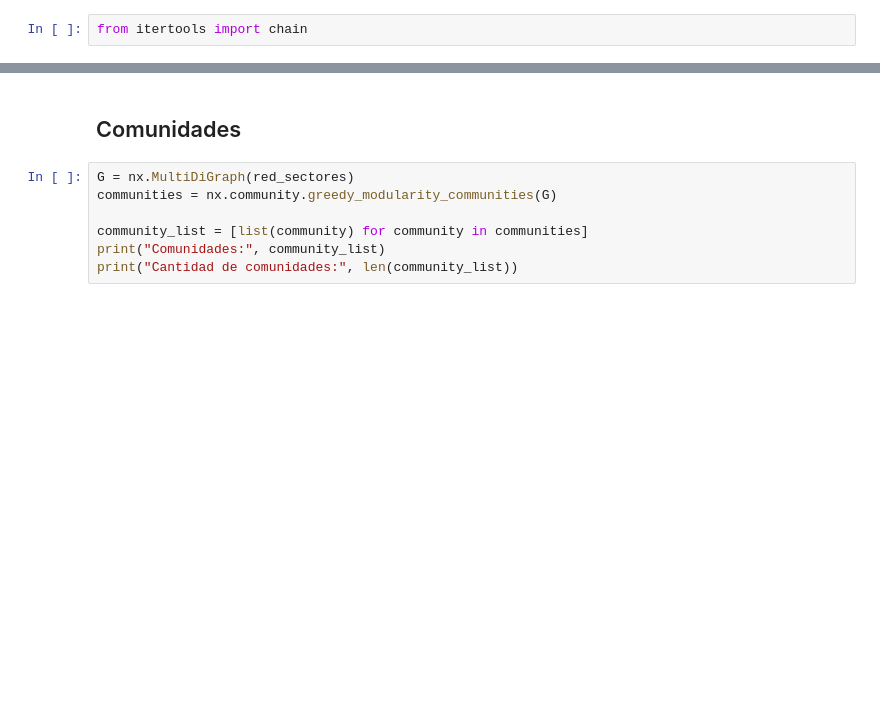
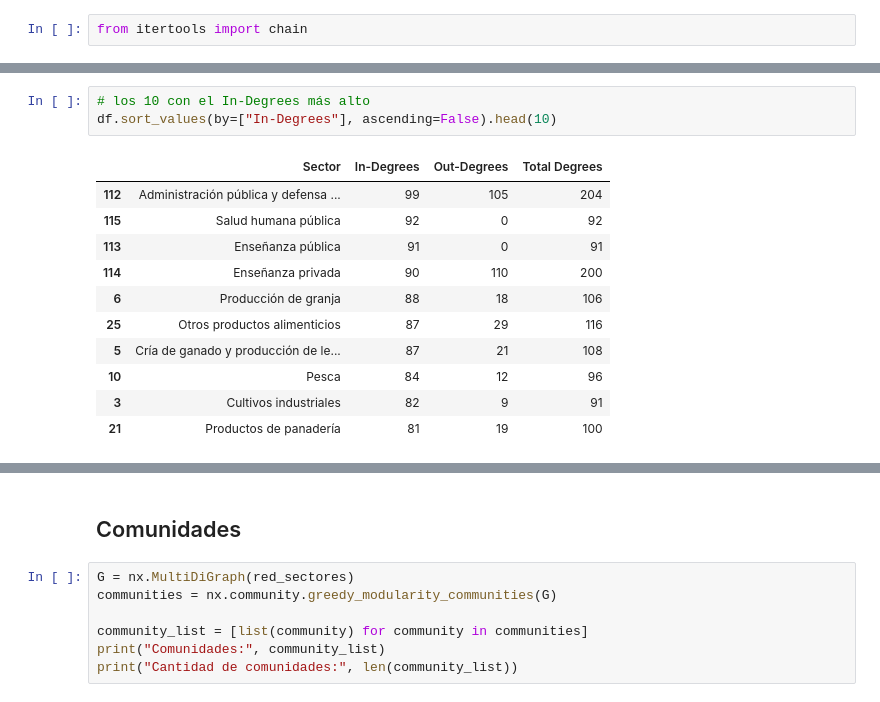
Before and after one commit to akielbowicz/tp-msscae-2024, a Jupyter notebook: notebooks/analisis_grafo.ipynb, the cells around one changed output, grey strips where cells are left out. Drawn from its saved outputs; the diff is of its cells as text; blank space fills up the shorter version.

```diff
--- a/notebooks/analisis_grafo.ipynb
+++ b/notebooks/analisis_grafo.ipynb
@@ -186,0 +184,15 @@ df.sort_values(by=["Out-Degrees"], ascending=False).tail(60)
+# %%
+# los 10 con el In-Degrees más alto
+df.sort_values(by=["In-Degrees"], ascending=False).head(10)
+# %% [output]
+|  | Sector | In-Degrees | Out-Degrees | Total Degrees |
+| 112 | Administración pública y defensa ... | 99 | 105 | 204 |
+| 115 | Salud humana pública | 92 | 0 | 92 |
+| 113 | Enseñanza pública | 91 | 0 | 91 |
+| 114 | Enseñanza privada | 90 | 110 | 200 |
+| 6 | Producción de granja | 88 | 18 | 106 |
+| 25 | Otros productos alimenticios | 87 | 29 | 116 |
+| 5 | Cría de ganado y producción de le... | 87 | 21 | 108 |
+| 10 | Pesca | 84 | 12 | 96 |
+| 3 | Cultivos industriales | 82 | 9 | 91 |
+| 21 | Productos de panadería | 81 | 19 | 100 |
```
Also changed, not shown: parts of 10 cells of this notebook.
